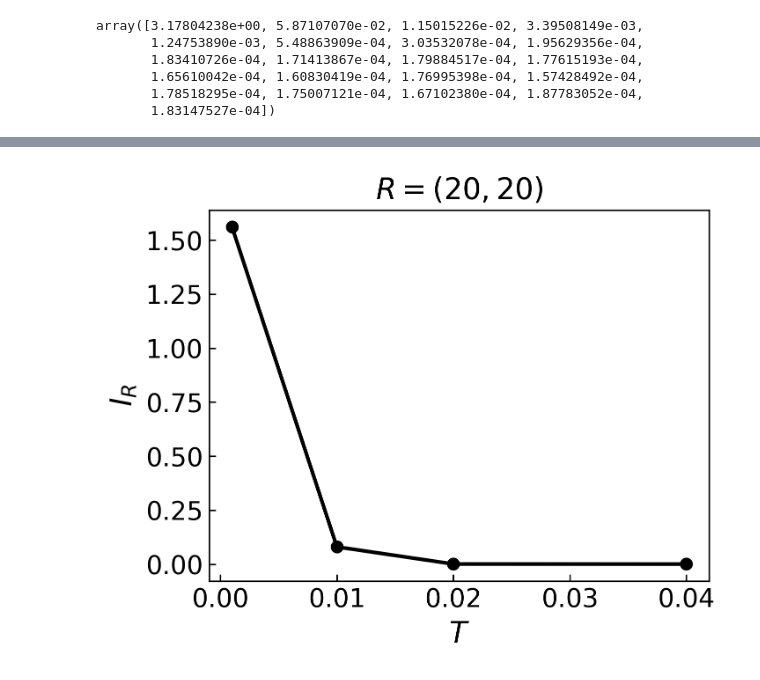
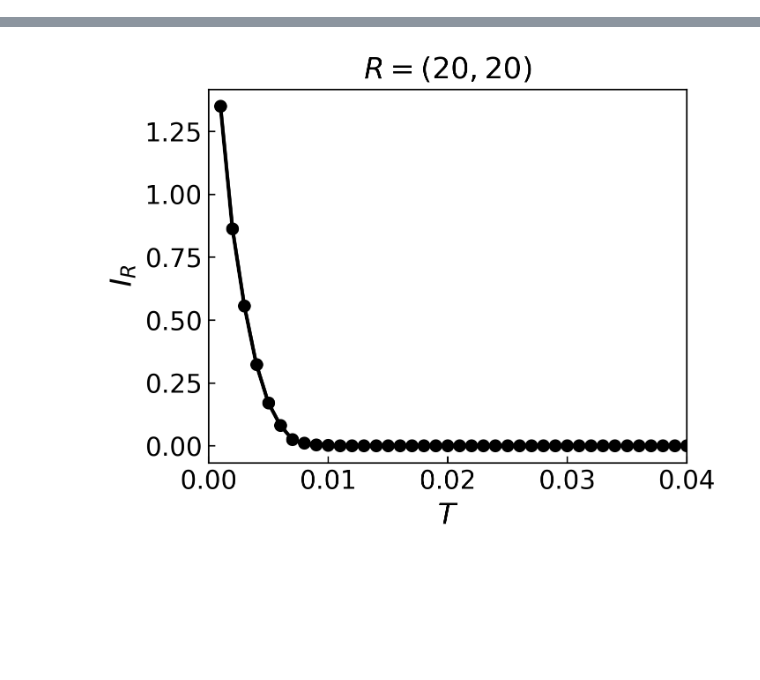
Before and after one commit to YinkaiYu/Hybrid-Monte-Carlo-for-d-wave-SC, a Jupyter notebook: projectHPC/example/plot_histogram.ipynb, the cells around one changed output, grey strips where cells are left out. Cells and saved outputs as stored; diff of their text form; code cells hidden in the pictures; blank space fills up the shorter version.

```diff
--- a/projectHPC/example/plot_histogram.ipynb
+++ b/projectHPC/example/plot_histogram.ipynb
@@ -18,7 +18,7 @@ plt.rcParams.update({
     "figure.figsize": (5, 4),
 })
 # %%
-T = 0.04
+T = 0.003
 data_dir = f"T_{T}"
 csv_file = os.path.join(data_dir, "pairscatter_points.csv")
 df = pd.read_csv(csv_file)
@@ -248,7 +248,8 @@ plt.show()
 # 9. |d_i| and |<d_i>| distributions across T
 # ==========================================
 
-T_list = [0.001, 0.01, 0.02, 0.04]
+T_list = np.linspace(0.001, 0.040, 40)
+
 base_dir = "./"
 
 def load_pairscatter(data_dir, filename="pairscatter_points.csv"):
@@ -268,7 +269,7 @@ max_abs = 0.0
 max_abs_mean = 0.0
 
 for T in T_list:
-    data_dir = os.path.join(base_dir, f"T_{T}")
+    data_dir = os.path.join(base_dir, f"T_{T:.3f}")
     df = load_pairscatter(data_dir)
     if df is None:
         continue
@@ -295,15 +296,15 @@ else:
     n_bins = 80
     bins = np.linspace(0, max_abs, n_bins + 1)
     centers = 0.5 * (bins[:-1] + bins[1:])
-    colors = plt.cm.viridis(np.linspace(0, 1, len(abs_sets)))
+    colors = plt.cm.plasma(np.linspace(0, 1, len(abs_sets)))
 
     fig, ax = plt.subplots(dpi=300)
     for i, (T, abs_d) in enumerate(abs_sets):
         hist, _ = np.histogram(abs_d, bins=bins, density=True)
         ax.plot(centers, hist, color=colors[i], label=rf"T={T:g}")
     ax.set_xlabel(r'$|d_i|$')
-    ax.set_ylabel('Probability density')
-    ax.legend(frameon=False, ncol=2)
+    ax.set_ylabel(r'$P(|d_i|)$')
+    ax.legend(frameon=False, ncol=3, fontsize=5)
     plt.show()
 
 # |<d_i>| distribution after sweep average
@@ -313,14 +314,14 @@ else:
     n_bins = 80
     bins = np.linspace(0, max_abs_mean, n_bins + 1)
     centers = 0.5 * (bins[:-1] + bins[1:])
-    colors = plt.cm.viridis(np.linspace(0, 1, len(abs_mean_sets)))
+    colors = plt.cm.plasma(np.linspace(0, 1, len(abs_mean_sets)))
 
     fig, ax = plt.subplots(dpi=300)
     for i, (T, abs_m) in enumerate(abs_mean_sets):
         hist, _ = np.histogram(abs_m, bins=bins, density=True)
         ax.plot(centers, hist, color=colors[i], label=rf"T={T:g}")
     ax.set_xlabel(r'$|\langle d_i \rangle|$')
-    ax.set_ylabel('Probability density')
-    ax.legend(frameon=False, ncol=2)
+    ax.set_ylabel(r'$P(|\langle d_i \rangle|)$')
+    ax.legend(frameon=False, ncol=3, fontsize=5)
     plt.show()
 # %% [output]
@@ -334,8 +378,8 @@ else:
 # Lattice size (periodic BC): max distance is Lx/2, Ly/2
 Lx = 40
 Ly = 40
-T_current = T  # use current temperature
-data_dir = f"T_{T_current}"
+T = 0.001
+data_dir = f"T_{T:.3f}"
 csv_file = os.path.join(data_dir, "pairscatter_points.csv")
 
 df = pd.read_csv(csv_file)
@@ -439,12 +475,3 @@ array([ 0.        ,  1.41421356,  2.82842712,  4.24264069,  5.65685425,
-# %%
-diag_MI
-# %% [output]
-array([3.17804238e+00, 5.87107070e-02, 1.15015226e-02, 3.39508149e-03,
-       1.24753890e-03, 5.48863909e-04, 3.03532078e-04, 1.95629356e-04,
-       1.83410726e-04, 1.71413867e-04, 1.79884517e-04, 1.77615193e-04,
-       1.65610042e-04, 1.60830419e-04, 1.76995398e-04, 1.57428492e-04,
-       1.78518295e-04, 1.75007121e-04, 1.67102380e-04, 1.87783052e-04,
-       1.83147527e-04])
 # %%
 # ==========================================
 # 11. I_R vs T at a specified R (from sweep fluctuations)
@@ -454,16 +481,12 @@ if 'phase_bins_from_df' not in globals() or 'mi_from_counts' not in globals():
     raise RuntimeError('Please run the mutual-information cell above first.')
 
 R_target = (20, 20)  # (Rx, Ry)
-Lx = 40
-Ly = 40
-T_list = [0.0001, 0.0005, 0.001, 0.005, 0.01,
-          0.015, 0.02, 0.025, 0.03, 0.04, 0.06]
 base_dir = "./"
 n_theta_bins = 24
 max_sweeps = None  # set to int to subsample sweeps per conf_id
 
 def compute_I_R_for_T(T, R_target):
-    data_dir = os.path.join(base_dir, f"T_{T}")
+    data_dir = os.path.join(base_dir, f"T_{T:.3f}")
     csv_file = os.path.join(data_dir, "pairscatter_points.csv")
     if not os.path.exists(csv_file):
         print(f"Warning: File not found {csv_file}")
@@ -508,12 +531,4 @@ for T in T_list:
     if np.isfinite(I_R):
         T_used.append(T)
         I_vals.append(I_R)
-
-fig, ax = plt.subplots(dpi=300)
-ax.plot(T_used, I_vals, '-o', color='black')
-ax.set_xlabel(r'$T$')
-ax.set_ylabel(r'$I_{R}$')
-ax.set_title(rf'$R=({R_target[0]},{R_target[1]})$')
-plt.tight_layout()
-plt.show()
 # %% [output]
@@ -527 +535 @@ Warning: File not found ./T_0.06/pairscatter_points.csv
-[figure, old version]
+[figure, new version]
```
Also changed, not shown: parts of 13 cells of this notebook, 4 other files.
